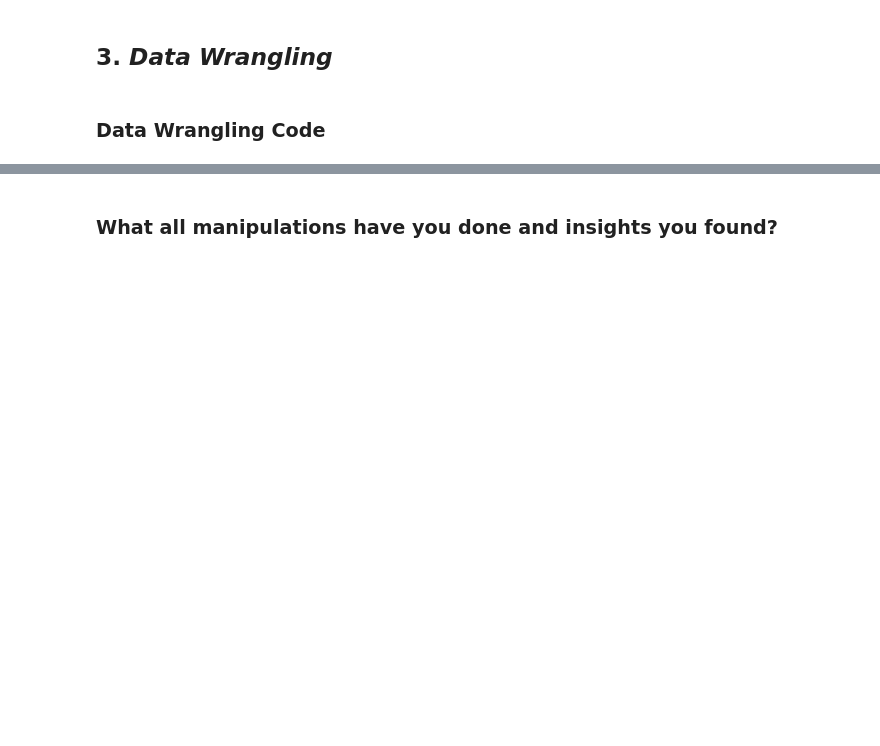
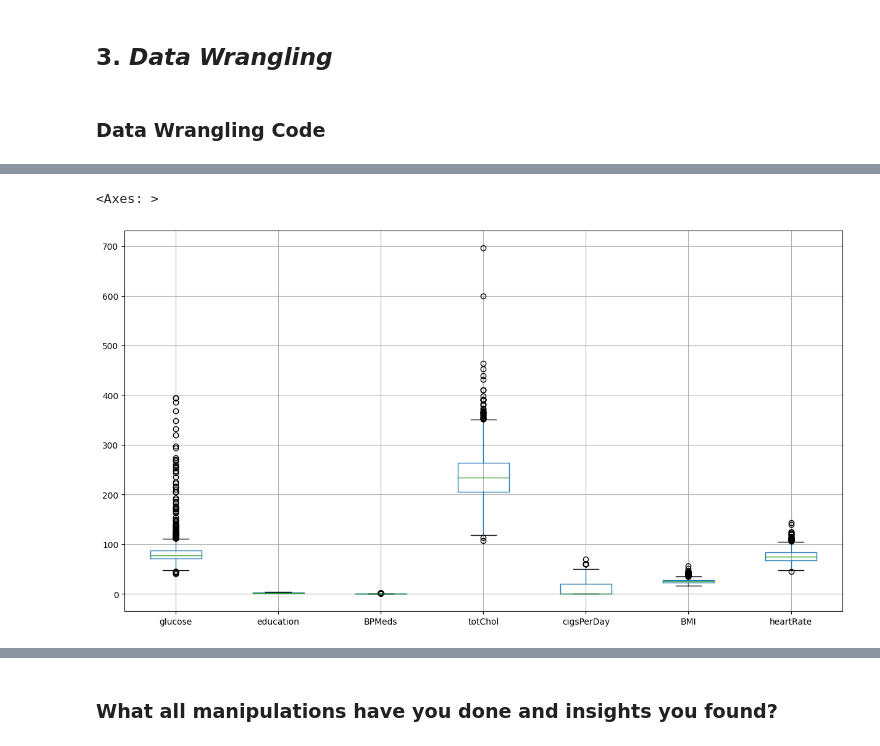
Before and after one commit to Navjotkhatri/CARDIOVASCULAR-RISK-PREDICTION, a Jupyter notebook: Cardiovascular_Risk_Prediction.ipynb, the cells around one changed output, grey strips where cells are left out. Saved outputs shown, nothing was run; the diff lists cells and outputs as text; code cells hidden in the pictures; blank space fills up the shorter version.

```diff
--- a/Cardiovascular_Risk_Prediction.ipynb
+++ b/Cardiovascular_Risk_Prediction.ipynb
@@ -320,0 +364,9 @@ No. of unique values in  TenYearCHD is 2 .
+# %%
+# storing the column that contains null values
+null_column_list= ['glucose','education','BPMeds','totChol','cigsPerDay','BMI','heartRate']
+# plotting box plot
+plt.figure(figsize=(15,8))
+df[null_column_list].boxplot()
+# %% [output]
+<Axes: >
+[figure, added]
```
Also changed, not shown: parts of 9 cells of this notebook.
